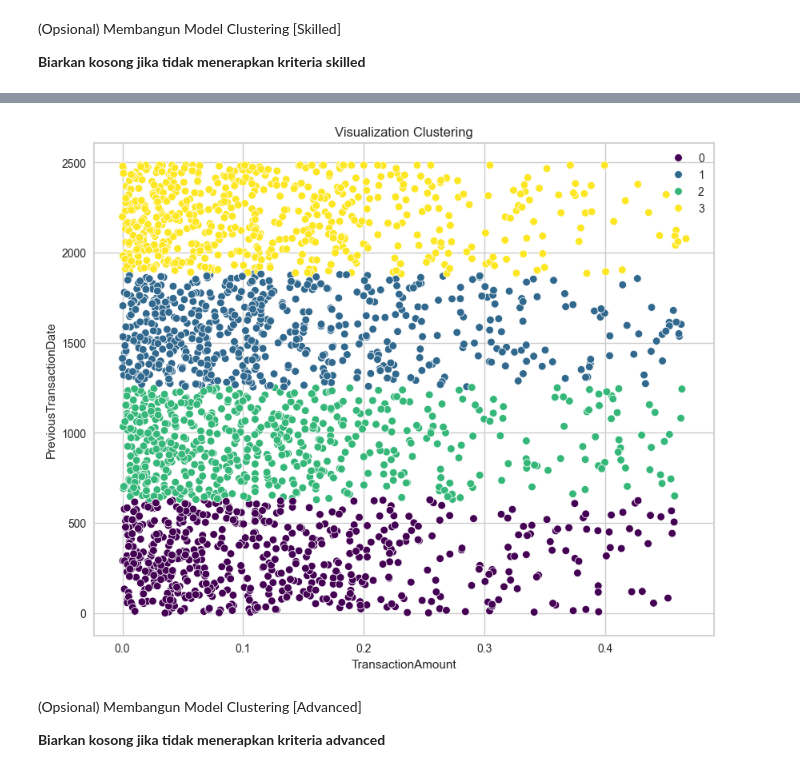
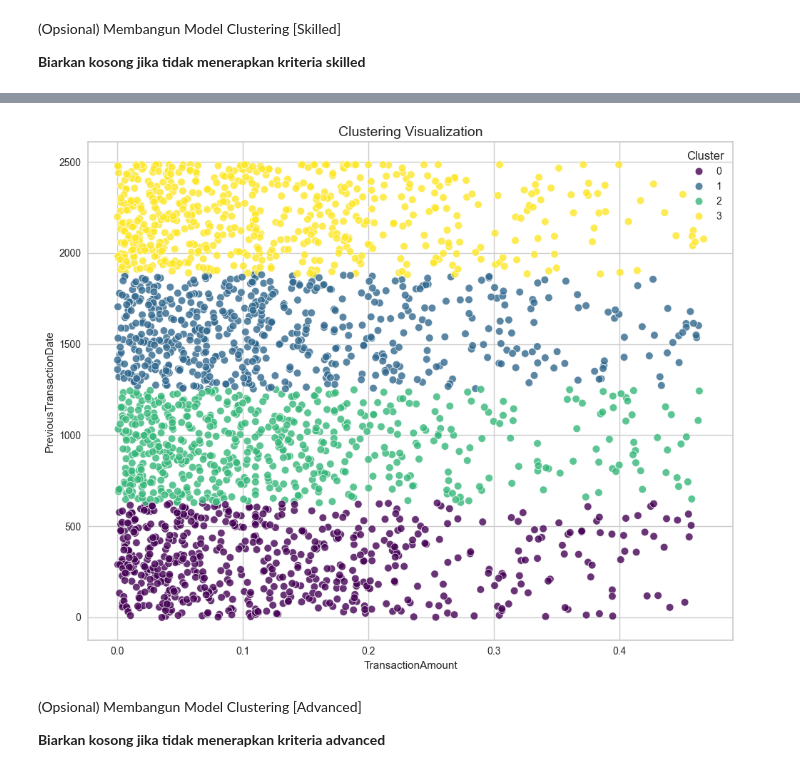
Before and after one commit to adyuta447/bank-transaction-dataset-for-fraud-detection, a Jupyter notebook: [Clustering]_Submission_Akhir_BMLP_Jan_Agra_Adyuta_Harnowo.ipynb, the cells around one changed output, grey strips where cells are left out. Drawn from its saved outputs; the diff is of its cells as text; code cells hidden in the pictures.

```diff
--- a/[Clustering]_Submission_Akhir_BMLP_Jan_Agra_Adyuta_Harnowo.ipynb
+++ b/[Clustering]_Submission_Akhir_BMLP_Jan_Agra_Adyuta_Harnowo.ipynb
@@ -238,9 +230,11 @@ df = df.drop(columns=[col for col in df.columns if 'id' in col.lower() or 'ip ad
 # Pastikan kamu menggunakan function head setelah melalukan encoding.
 numeric_features = df.select_dtypes(include='number').columns
 categorical_features = df.select_dtypes(include='object').columns
-le = LabelEncoder()
+
+label_encoder = LabelEncoder()
+
 for col in categorical_features:
-    df[col] = le.fit_transform(df[col].astype(str))
+    df[col] = label_encoder.fit_transform(df[col].astype(str))
 
 df.head()
 # %% [output]
@@ -284,11 +278,13 @@ df = df.drop_duplicates()
 # %%
 # Melakukan Handling Outlier Data berdasarkan jumlah outlier, apakah menggunakan metode drop atau mengisi nilai tersebut.
 col = numeric_features[0]
-Q1 = df[col].quantile(0.25)
-Q3 = df[col].quantile(0.75)
-IQR = Q3 - Q1
-lower_bound = Q1 - 1.5 * IQR
-upper_bound = Q3 + 1.5 * IQR
+
+q1 = df[col].quantile(0.25)
+q3 = df[col].quantile(0.75)
+iqr = q3 - q1
+
+lower_bound = q1 - 1.5 * iqr
+upper_bound = q3 + 1.5 * iqr
 
 df = df[(df[col] >= lower_bound) & (df[col] <= upper_bound)]
 # %%
@@ -297,10 +293,13 @@ df = df[(df[col] >= lower_bound) & (df[col] <= upper_bound)]
 # Silahkan lakukan encode hasil binning tersebut menggunakan LabelEncoder.
 # Pastikan kamu mengerjakan tahapan ini pada satu cell.
 bin_col = numeric_features[1]
+
 bins = [0, 0.33, 0.66, 1.0]
 labels = ['low', 'mid', 'high']
-df['bin_' + bin_col] = pd.cut(df[bin_col], bins=bins, labels=labels)
-df['bin_' + bin_col] = le.fit_transform(df['bin_' + bin_col].astype(str))
+
+binned_col = f'bin_{bin_col}'
+df[binned_col] = pd.cut(df[bin_col], bins=bins, labels=labels, include_lowest=True)
+df[binned_col] = label_encoder.fit_transform(df[binned_col].astype(str))
 # %% [markdown]
 # **4. Membangun Model Clustering**
 Pada tahap ini, Anda membangun model clustering dengan memilih algoritma yang sesuai untuk mengelompokkan data berdasarkan kesamaan.
@@ -362,11 +361,25 @@ Silhouette Score: 0.4985374525897895
 # %%
 # Membuat visualisasi hasil clustering
+
+# Visualisasi hasil clustering
 plt.figure(figsize=(10, 8))
-sns.scatterplot(x=df.iloc[:, 0], y=df.iloc[:,1], hue=labels, palette='viridis')
-plt.title("Visualization Clustering")
+sns.scatterplot(
+    x=df.iloc[:, 0],
+    y=df.iloc[:, 1],
+    hue=labels,
+    palette='viridis',
+    s=60,
+    edgecolor='w',
+    alpha=0.8
+)
+plt.title("Clustering Visualization", fontsize=14)
+plt.xlabel(df.columns[0])
+plt.ylabel(df.columns[1])
+plt.legend(title="Cluster", loc='best')
+plt.tight_layout()
 plt.show()
 # %% [output]
-[figure, old version]
+[figure, new version]
 # %% [markdown]
 (Opsional) Membangun Model Clustering [Advanced]
 
```
Also changed, not shown: parts of 8 cells of this notebook, 7 other files.
